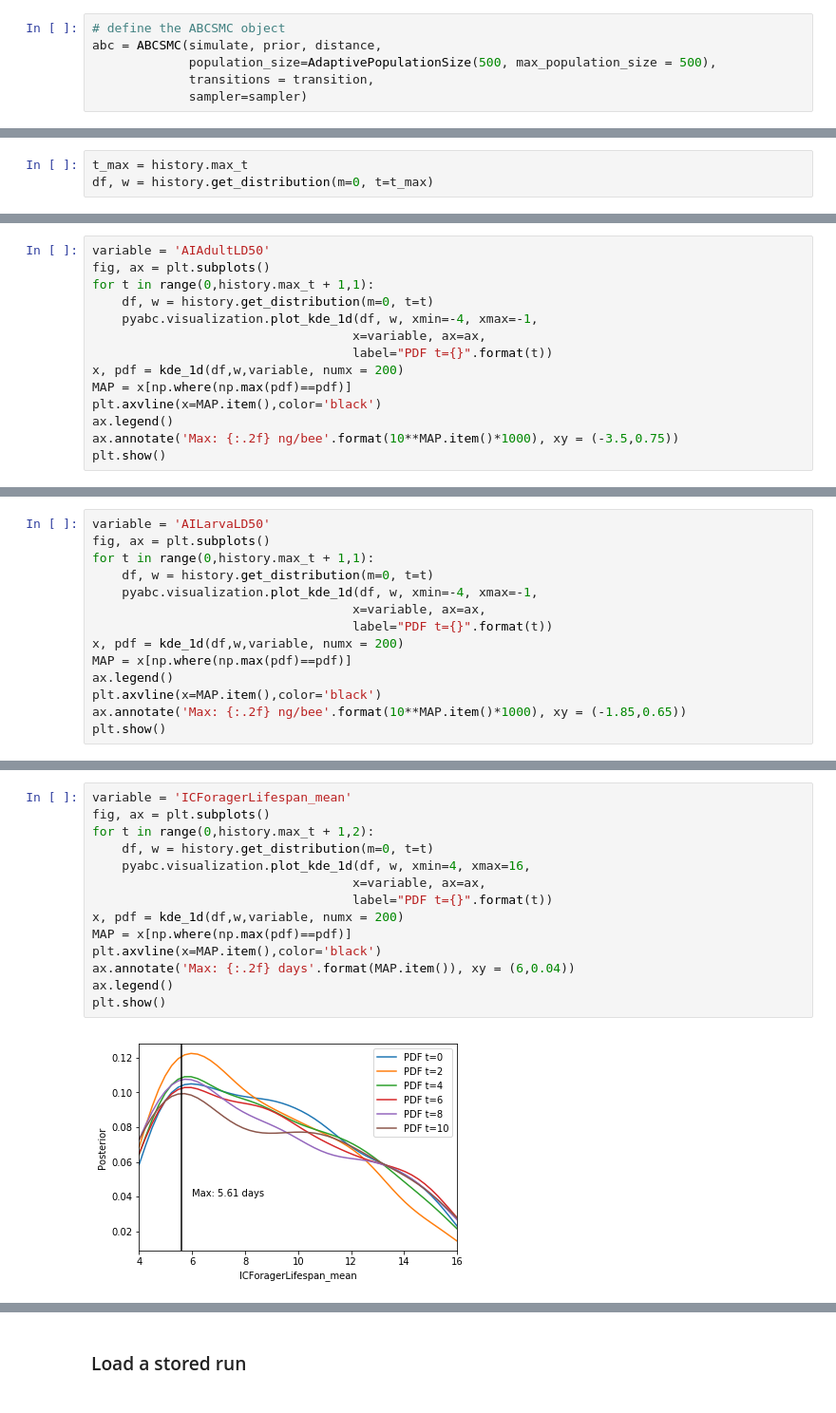
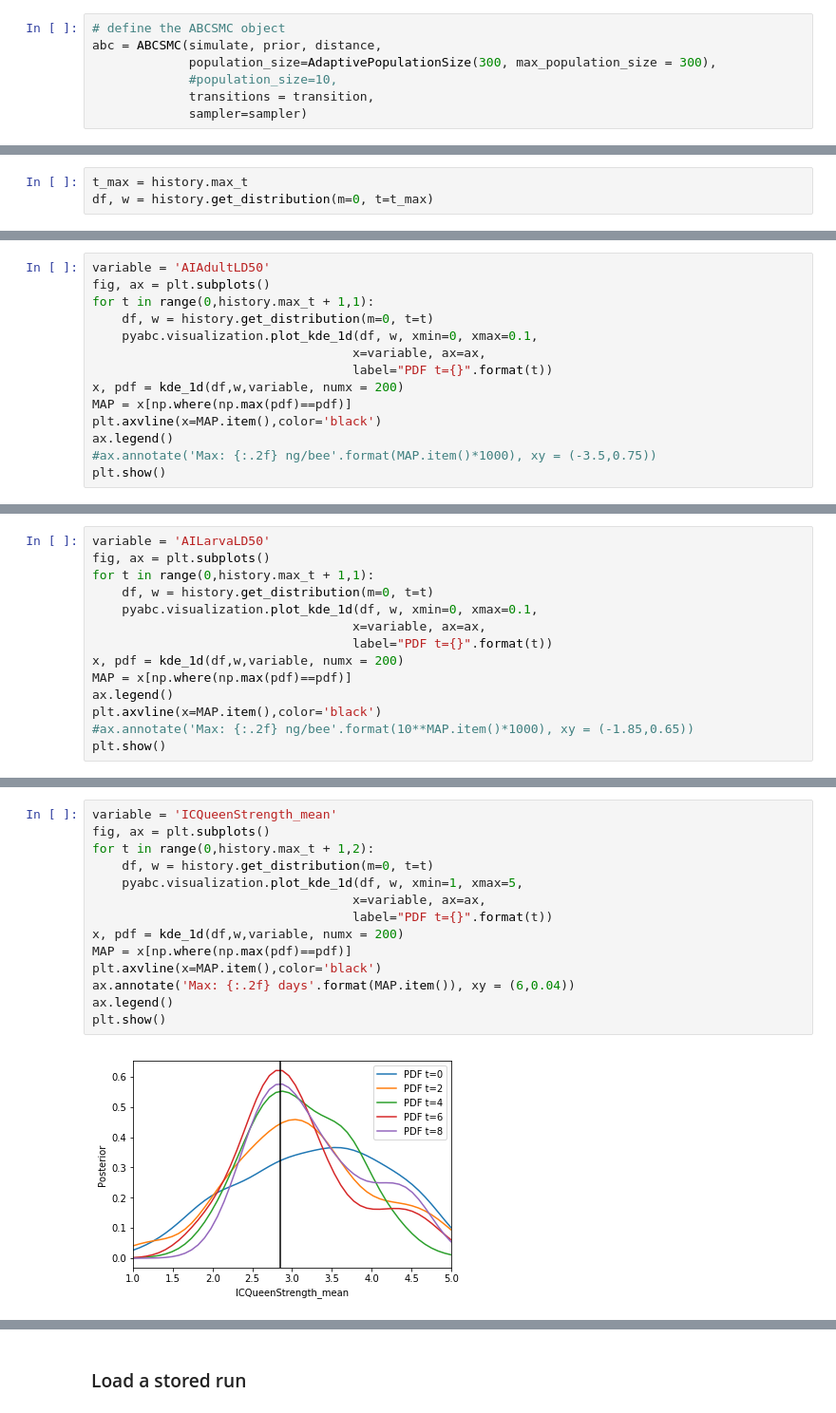
Before and after one commit to JeffreyMinucci/minucci_vp_mcmc, a Jupyter notebook: abc_smc_analysis.ipynb, the cells around one changed output, grey strips where cells are left out. Shown: that part at 95% size. Saved outputs shown, nothing was run; the diff lists cells and outputs as text.

```diff
--- a/abc_smc_analysis.ipynb
+++ b/abc_smc_analysis.ipynb
@@ -92,7 +90,8 @@ NameError: name 'client' is not defined
 # %%
 # define the ABCSMC object
 abc = ABCSMC(simulate, prior, distance,
-             population_size=AdaptivePopulationSize(500, max_population_size = 500),
+             population_size=AdaptivePopulationSize(300, max_population_size = 300),
+             #population_size=10,
              transitions = transition,
              sampler=sampler)
 # %%
@@ -155,13 +173,13 @@ variable = 'AIAdultLD50'
 fig, ax = plt.subplots()
 for t in range(0,history.max_t + 1,1):
     df, w = history.get_distribution(m=0, t=t)
-    pyabc.visualization.plot_kde_1d(df, w, xmin=-4, xmax=-1,
+    pyabc.visualization.plot_kde_1d(df, w, xmin=0, xmax=0.1,
                                    x=variable, ax=ax,
                                    label="PDF t={}".format(t))
 x, pdf = kde_1d(df,w,variable, numx = 200)
 MAP = x[np.where(np.max(pdf)==pdf)]
 plt.axvline(x=MAP.item(),color='black')
 ax.legend()
-ax.annotate('Max: {:.2f} ng/bee'.format(10**MAP.item()*1000), xy = (-3.5,0.75))
+#ax.annotate('Max: {:.2f} ng/bee'.format(MAP.item()*1000), xy = (-3.5,0.75))
 plt.show()
 # %% [output]
@@ -171,13 +189,13 @@ variable = 'AILarvaLD50'
 fig, ax = plt.subplots()
 for t in range(0,history.max_t + 1,1):
     df, w = history.get_distribution(m=0, t=t)
-    pyabc.visualization.plot_kde_1d(df, w, xmin=-4, xmax=-1,
+    pyabc.visualization.plot_kde_1d(df, w, xmin=0, xmax=0.1,
                                    x=variable, ax=ax,
                                    label="PDF t={}".format(t))
 x, pdf = kde_1d(df,w,variable, numx = 200)
 MAP = x[np.where(np.max(pdf)==pdf)]
 ax.legend()
 plt.axvline(x=MAP.item(),color='black')
-ax.annotate('Max: {:.2f} ng/bee'.format(10**MAP.item()*1000), xy = (-1.85,0.65))
+#ax.annotate('Max: {:.2f} ng/bee'.format(10**MAP.item()*1000), xy = (-1.85,0.65))
 plt.show()
 # %% [output]
@@ -185,19 +203,19 @@ plt.show()
 # %%
-variable = 'ICForagerLifespan_mean'
+variable = 'ICQueenStrength_mean'
 fig, ax = plt.subplots()
 for t in range(0,history.max_t + 1,2):
     df, w = history.get_distribution(m=0, t=t)
-    pyabc.visualization.plot_kde_1d(df, w, xmin=4, xmax=16,
+    pyabc.visualization.plot_kde_1d(df, w, xmin=1, xmax=5,
                                    x=variable, ax=ax,
                                    label="PDF t={}".format(t))
 x, pdf = kde_1d(df,w,variable, numx = 200)
 MAP = x[np.where(np.max(pdf)==pdf)]
 plt.axvline(x=MAP.item(),color='black')
 ax.annotate('Max: {:.2f} days'.format(MAP.item()), xy = (6,0.04))
 ax.legend()
 plt.show()
 # %% [output]
-[figure, old version]
+[figure, new version]
 # %%
 #get the maximum a posteriori estimation for AdultLD50
 x, pdf = kde_1d(df,w,"AIAdultLD50", numx = 200)
```
Also changed, not shown: parts of 17 cells of this notebook.
